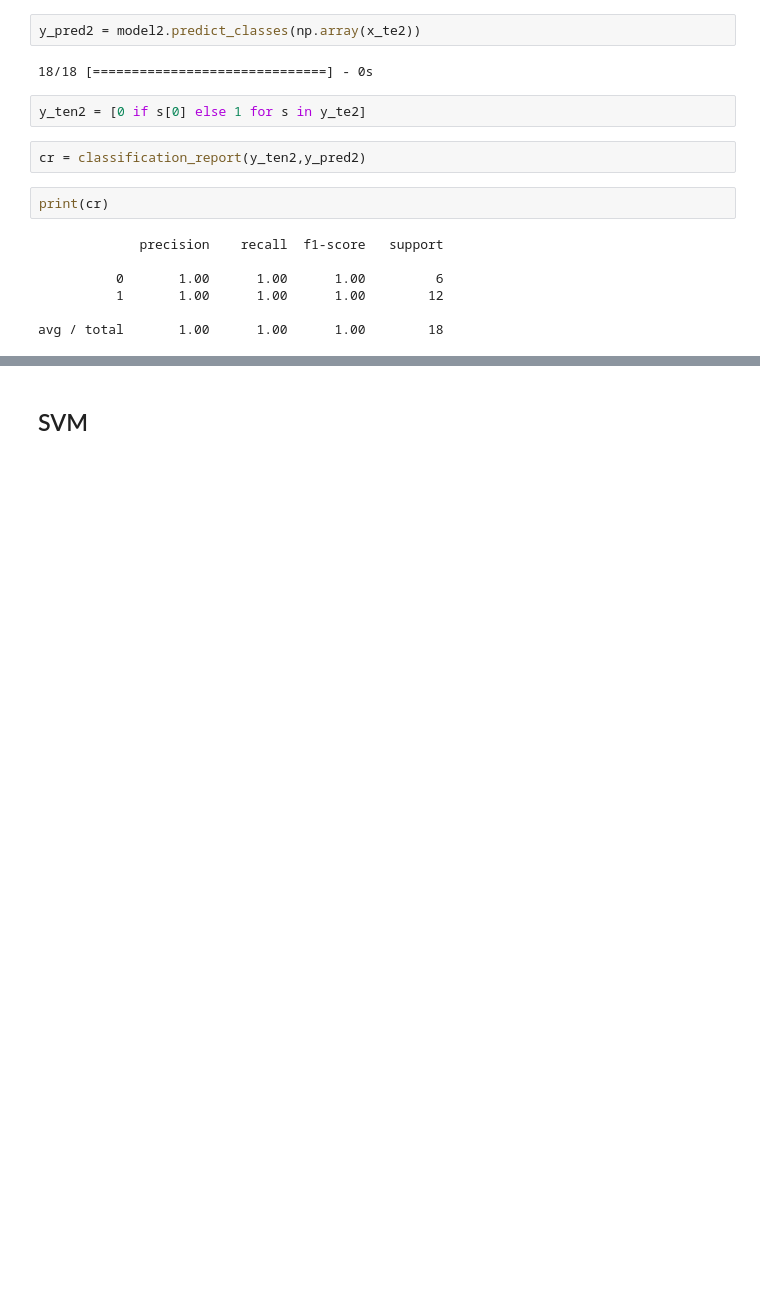
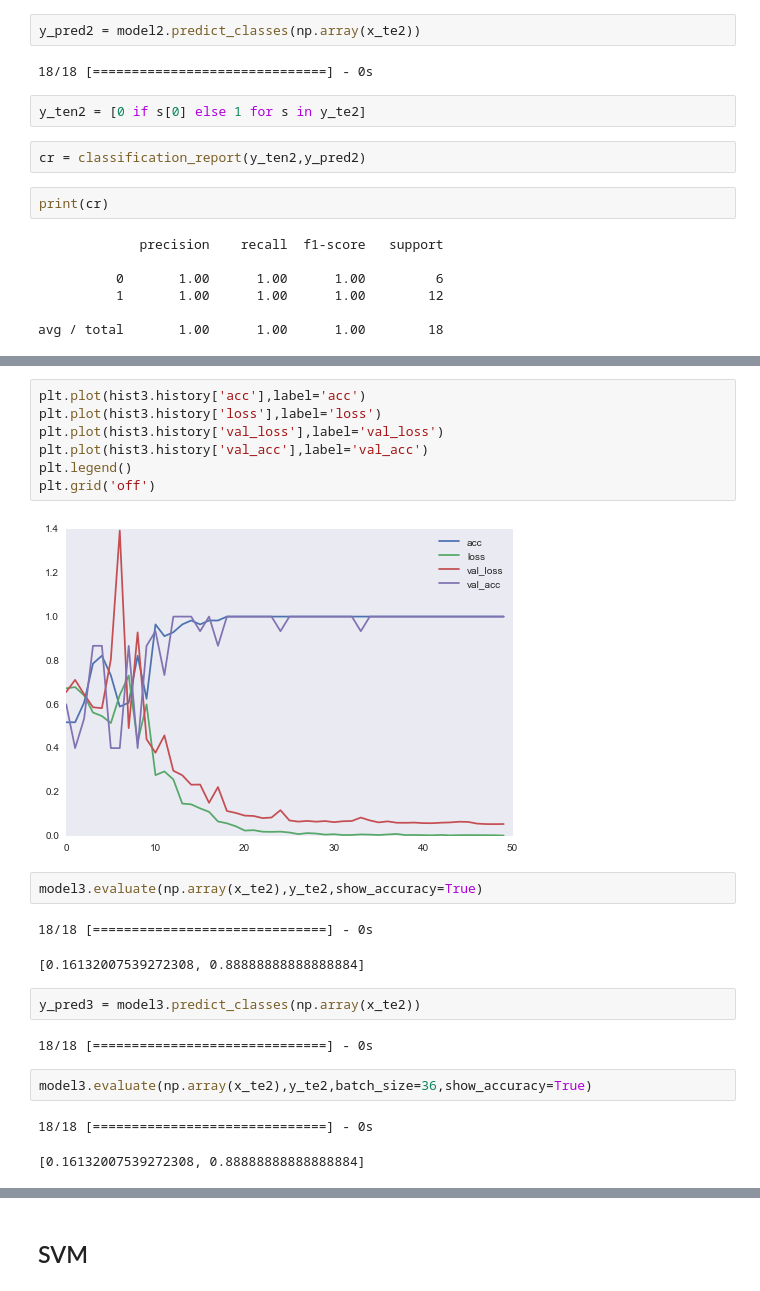
Before and after one commit to visionbang/mach_image_proc, a Jupyter notebook: theano_sandbox.ipynb, the cells around one changed output, grey strips where cells are left out. Cells and saved outputs as stored; diff of their text form; blank space fills up the shorter version.

```diff
--- a/theano_sandbox.ipynb
+++ b/theano_sandbox.ipynb
@@ -196,0 +310,23 @@ avg / total       1.00      1.00      1.00        18
+# %%
+plt.plot(hist3.history['acc'],label='acc')
+plt.plot(hist3.history['loss'],label='loss')
+plt.plot(hist3.history['val_loss'],label='val_loss')
+plt.plot(hist3.history['val_acc'],label='val_acc')
+plt.legend()
+plt.grid('off')
+# %% [output]
+[figure, added]
+# %%
+model3.evaluate(np.array(x_te2),y_te2,show_accuracy=True)
+# %% [output]
+18/18 [==============================] - 0s
+[0.16132007539272308, 0.88888888888888884]
+# %%
+y_pred3 = model3.predict_classes(np.array(x_te2))
+# %% [output]
+18/18 [==============================] - 0s
+# %%
+model3.evaluate(np.array(x_te2),y_te2,batch_size=36,show_accuracy=True)
+# %% [output]
+18/18 [==============================] - 0s
+[0.16132007539272308, 0.88888888888888884]
```
Also changed, not shown: parts of 52 cells of this notebook, 2 other files.
